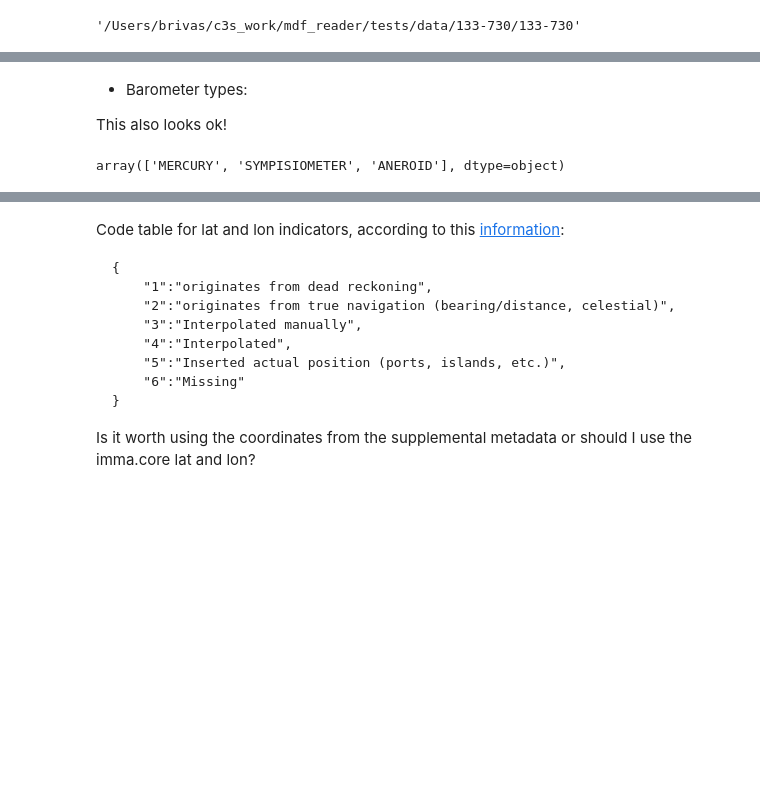
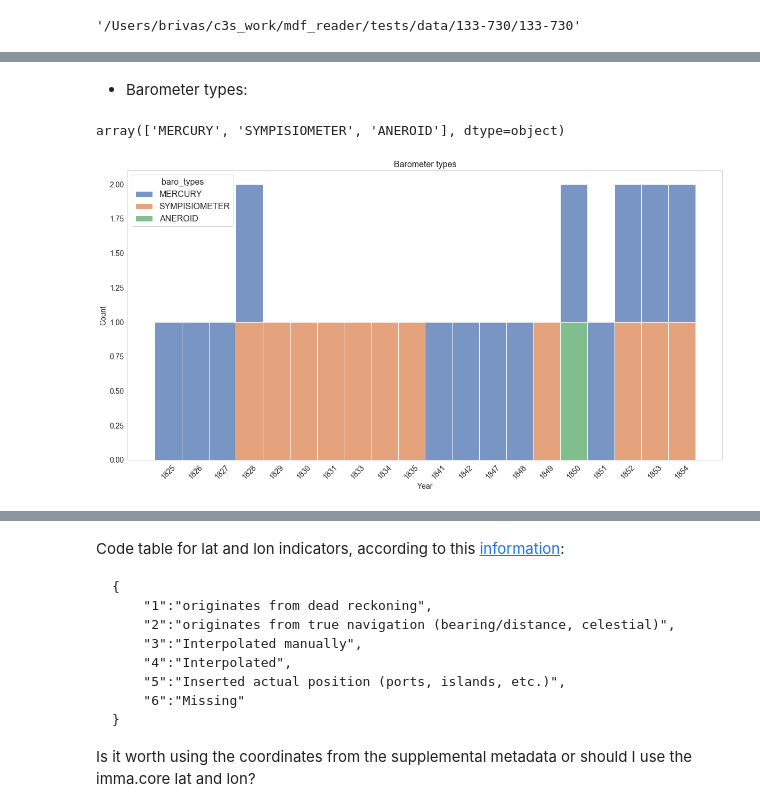
Before and after one commit to glamod/mdf_reader, a Jupyter notebook: docs/notebooks/CLIWOC_missing_code_tables.ipynb, the cells around one changed output, grey strips where cells are left out. Cells and saved outputs as stored; diff of their text form; code cells hidden in the pictures; blank space fills up the shorter version.

Commit message:
fixed error in data input, final code tables in notebook

```diff
--- a/docs/notebooks/CLIWOC_missing_code_tables.ipynb
+++ b/docs/notebooks/CLIWOC_missing_code_tables.ipynb
@@ -217,11 +217,23 @@ array(['360 DEGREES', '180 DEGREES', 'UNKNOWN', '180 GRADEN',
 # %% [markdown]
 - Barometer types:
-
-This also looks ok!
 # %%
 df_barot.baro_types.unique()
 # %% [output]
 array(['MERCURY', 'SYMPISIOMETER', 'ANEROID'], dtype=object)
+# %%
+fig = plt.figure(figsize=(20,10))
+
+ax = fig.add_subplot(111)
+
+g = sns.histplot(data=df_barot, x="Year", hue="baro_types",
+                 multiple="stack", palette='deep', ax=ax, legend=True)
+ax.grid(False)
+plt.setp(g.get_xticklabels(), rotation=45)
+plt.title('Barometer types', fontsize=16)
+
+plt.show()
+# %% [output]
+[figure, added]
 # %%
 fig, ax = plt.subplots(2, 1, figsize=(20,10))
 
```
Also changed, not shown: parts of 15 cells of this notebook, 1 other file.
